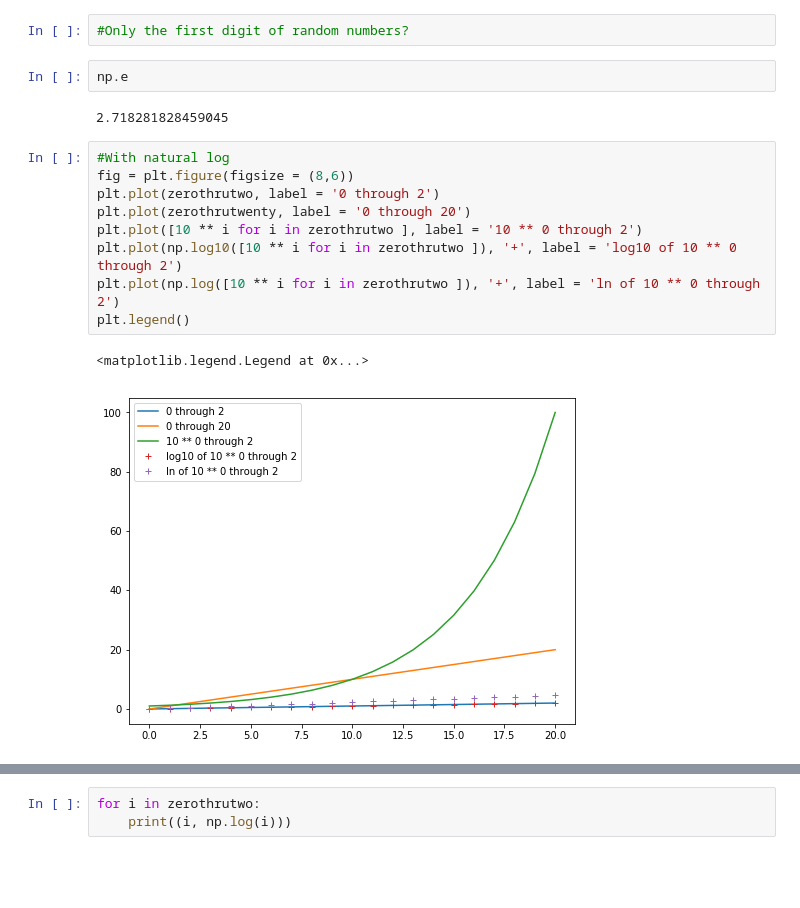
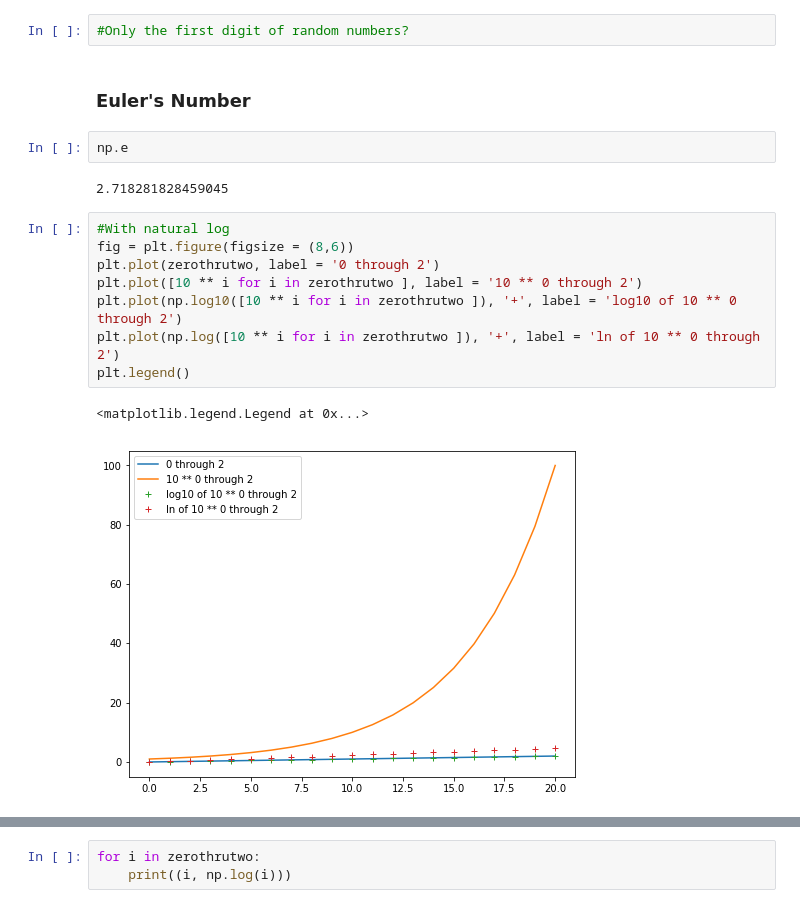
Before and after one commit to ssrosa/just_take_the_log, a Jupyter notebook: index.ipynb, the cells around one changed output, grey strips where cells are left out. Cells and saved outputs as stored; diff of their text form; blank space fills up the shorter version.

```diff
--- a/index.ipynb
+++ b/index.ipynb
@@ -150,5 +161,7 @@ plt.pie(pd.Series(choices).value_counts().values)
 # %%
 #Only the first digit of random numbers?
+# %% [markdown]
+### Euler's Number
 # %%
 np.e
 # %% [output]
@@ -156,15 +169,14 @@ np.e
 # %%
 #With natural log
 fig = plt.figure(figsize = (8,6))
 plt.plot(zerothrutwo, label = '0 through 2')
-plt.plot(zerothrutwenty, label = '0 through 20')
 plt.plot([10 ** i for i in zerothrutwo ], label = '10 ** 0 through 2')
 plt.plot(np.log10([10 ** i for i in zerothrutwo ]), '+', label = 'log10 of 10 ** 0 through 2')
 plt.plot(np.log([10 ** i for i in zerothrutwo ]), '+', label = 'ln of 10 ** 0 through 2')
 plt.legend()
 # %% [output]
 <matplotlib.legend.Legend at 0x...>
-[figure, old version]
+[figure, new version]
 # %%
 #With natural log
 fig = plt.figure(figsize = (8,6))
```
Also changed, not shown: parts of 38 cells of this notebook.
